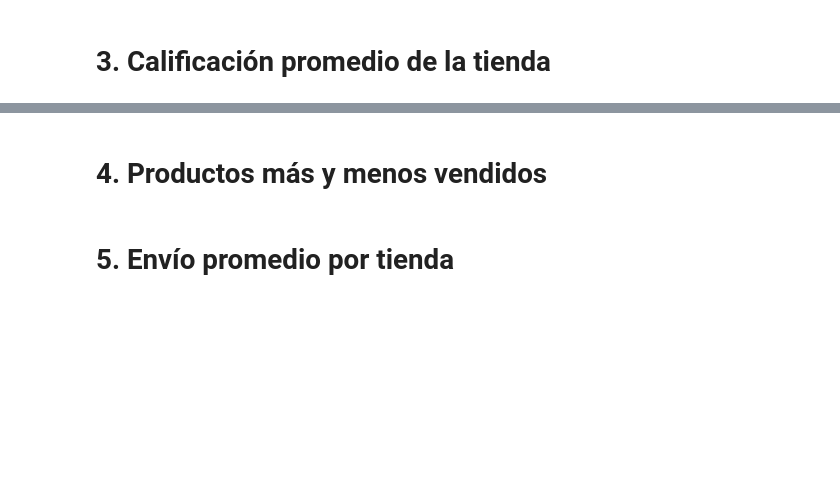
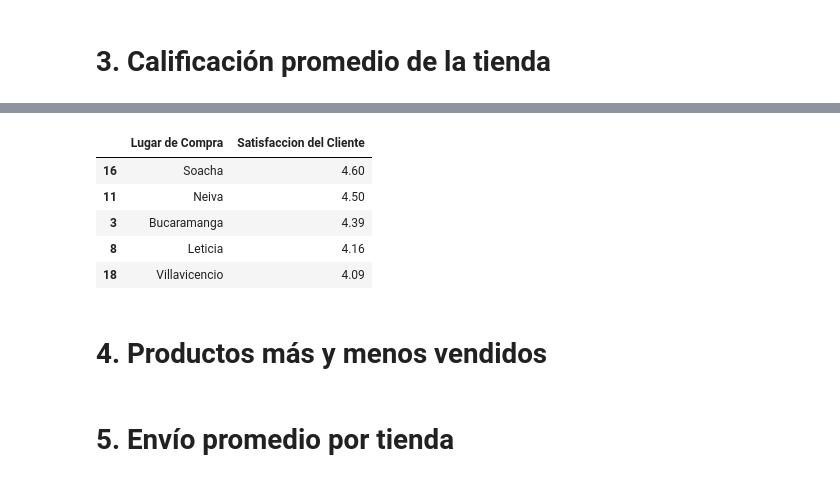
Before and after one commit to LejImkoaj/challenge1-data-science-alura-store-latam, a Jupyter notebook: AluraStoreLatam.ipynb, the cells around one changed output, grey strips where cells are left out. Saved outputs shown, nothing was run; the diff lists cells and outputs as text; code cells hidden in the pictures; blank space fills up the shorter version.

```diff
--- a/AluraStoreLatam.ipynb
+++ b/AluraStoreLatam.ipynb
@@ -146,3 +150,15 @@ Tienda Numero 4
+# %%
+calificacion_promedio_cliente = tienda.groupby("Lugar de Compra")["Calificación"].mean().round(2)\
+                                      .reset_index(name='Satisfaccion del Cliente')\
+                                      .sort_values(by='Satisfaccion del Cliente', ascending=False)
+calificacion_promedio_cliente.head()
+# %% [output]
+|  | Lugar de Compra | Satisfaccion del Cliente |
+| 16 | Soacha | 4.60 |
+| 11 | Neiva | 4.50 |
+| 3 | Bucaramanga | 4.39 |
+| 8 | Leticia | 4.16 |
+| 18 | Villavicencio | 4.09 |
 # %% [markdown]
 # 4. Productos más y menos vendidos
 # %% [markdown]
```
Also changed, not shown: parts of 7 cells of this notebook.
